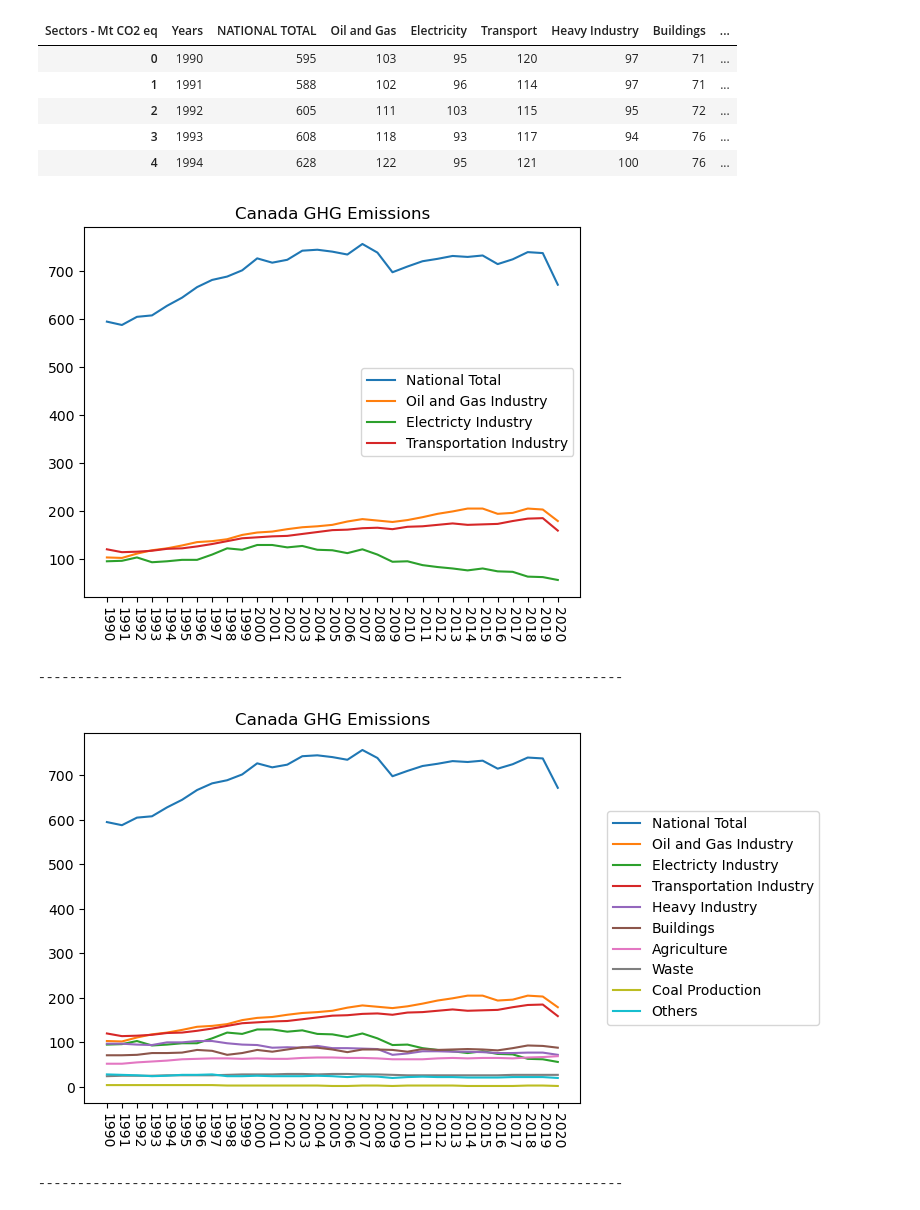
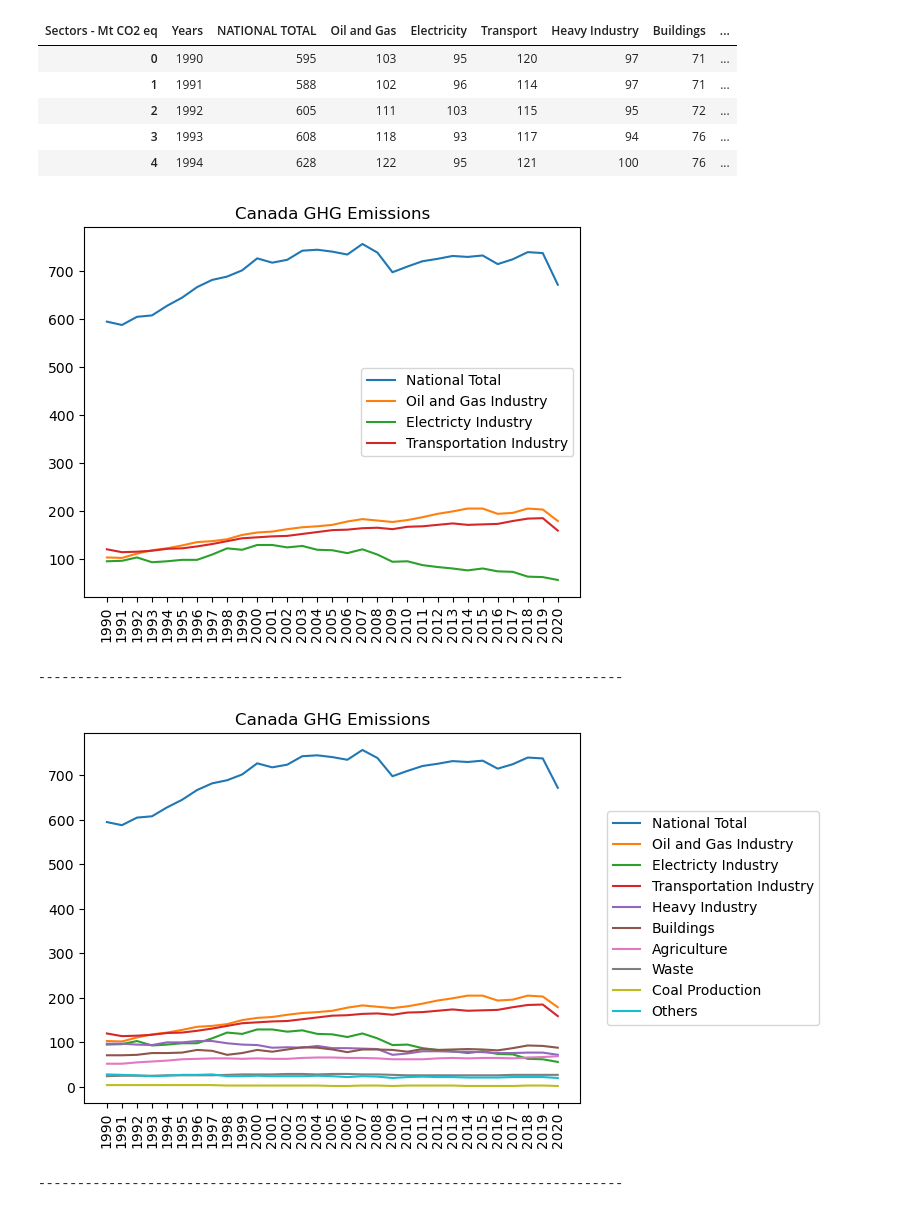
Before and after one commit to fabiomarcullo/Project_1_Climate_Action_Goals, a Jupyter notebook: Project_Sustainability_Data.ipynb, the cells around one changed output. Saved outputs shown, nothing was run; the diff lists cells and outputs as text; code cells hidden in the pictures.

```diff
--- a/Project_Sustainability_Data.ipynb
+++ b/Project_Sustainability_Data.ipynb
@@ -353,7 +308,7 @@ plt.plot(x2_years, y2_oil_gas, label = 'Oil and Gas Industry')
 plt.plot(x2_years, y2_elec, label = 'Electricty Industry')
 plt.plot(x2_years, y2_transp, label = 'Transportation Industry')
 plt.legend()
-plt.xticks(rotation = 270)
+plt.xticks(rotation = 90)
 plt.title('Canada GHG Emissions')
 plt.show()
 
@@ -374,38 +329,38 @@ x_years = transpose_can_result_2['Years']
 plt.plot(x_years, y_nat_ttl, label = 'National Total')
 plt.plot(x_years, y_oil_gas, label = 'Oil and Gas Industry')
 plt.plot(x_years, y_elec, label = 'Electricty Industry')
 plt.plot(x_years, y_transp, label = 'Transportation Industry')
 plt.plot(x_years, y_hvyind, label = 'Heavy Industry')
 plt.plot(x_years, y_bldgs, label = 'Buildings')
 plt.plot(x_years, y_agri, label = 'Agriculture')
 plt.plot(x_years, y_wst, label = 'Waste')
 plt.plot(x_years, y_coal, label = 'Coal Production')
 plt.plot(x_years, y_lmcfr, label = 'Others')
 plt.legend(bbox_to_anchor = (1.04, 0.5), loc = "center left")
-plt.xticks(rotation = 270)
+plt.xticks(rotation = 90)
 plt.title('Canada GHG Emissions')
 plt.show()
 
 print("---------------------------------------------------------------------------")
 
 emissions_df = transpose_can_result_2[['Oil and Gas', 'Electricity', 'Transport',
                                     'Heavy Industry', 'Buildings', 'Agriculture', 'Waste', 'Coal Production',
                                     'Light Manufacturing, Construction and Forest Resources']]
 emissions_dict = emissions_df.to_dict('list')
 
 years = transpose_can_result_2['Years']
 
 
 fig, ax = plt.subplots()
 ax.stackplot(years, emissions_dict.values(), labels = emissions_dict.keys(), alpha = 0.8)
 ax.legend(bbox_to_anchor = (1.04, 0.5), loc = "center left")
-plt.xticks(rotation = 270)
+plt.xticks(rotation = 90)
 plt.title('Canada Total GHG Emission per Industry')
 plt.show()
 # %% [output]
-[figure, old version]
+[figure, new version]
 ---------------------------------------------------------------------------
-[figure, old version]
+[figure, new version]
 ---------------------------------------------------------------------------
 [figure]
 # %%
```
Also changed, not shown: parts of 6 cells of this notebook.
